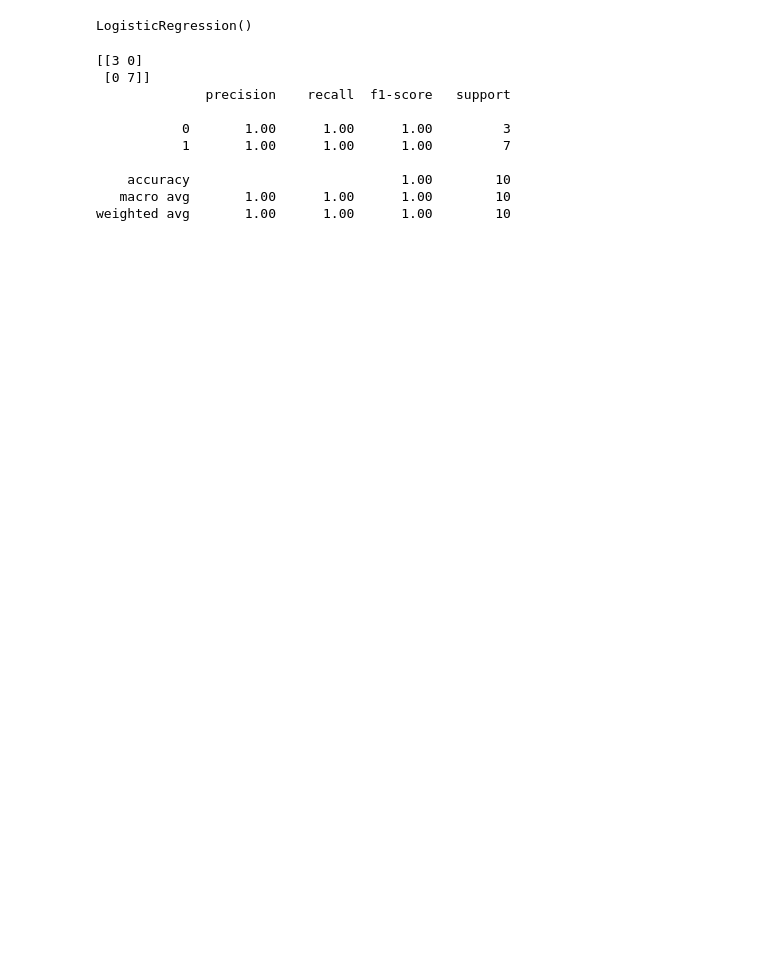
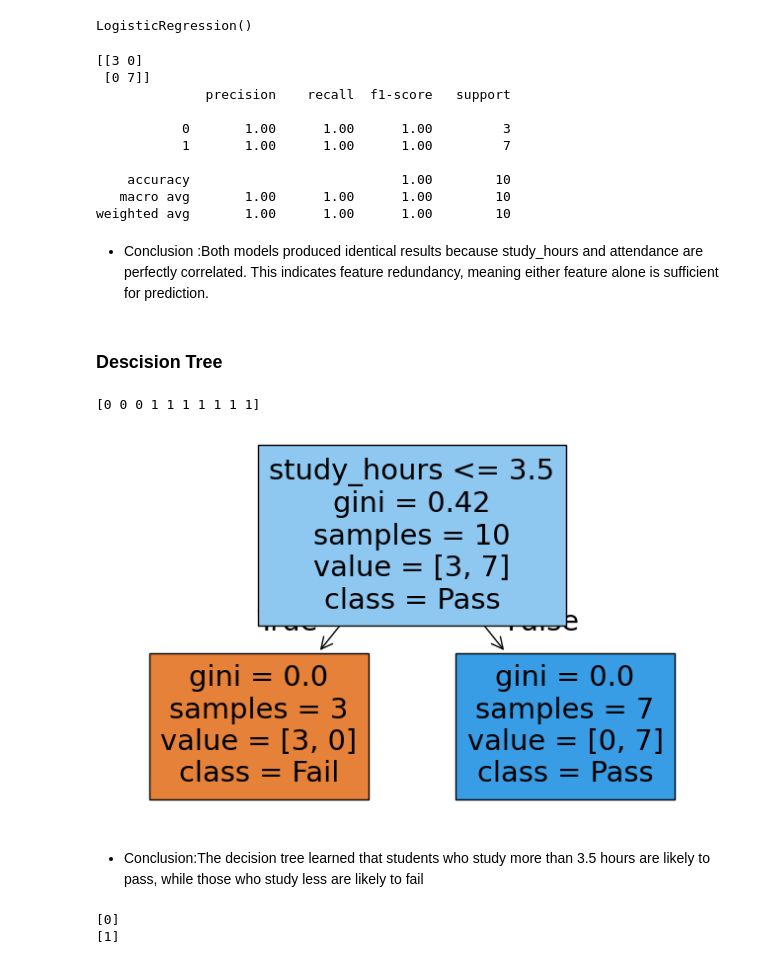
Before and after one commit to Sushant2103-afk/data-science-learning, a Jupyter notebook: notebooks/day12_revision_pipeline.ipynb, the cells around one changed output. Saved outputs shown, nothing was run; the diff lists cells and outputs as text; code cells hidden in the pictures; blank space fills up the shorter version.

Commit message:
Revised concepts of LinearRegression and LogisticRegression along with new concept DecisionTree

```diff
--- a/notebooks/day12_revision_pipeline.ipynb
+++ b/notebooks/day12_revision_pipeline.ipynb
@@ -252,3 +189,35 @@ print(classification_report(y,predict_logistic_at))
     accuracy                           1.00        10
    macro avg       1.00      1.00      1.00        10
 weighted avg       1.00      1.00      1.00        10
+# %% [markdown]
+- Conclusion :Both models produced identical results because study_hours and attendance are perfectly correlated. This indicates feature redundancy, meaning either feature alone is sufficient for prediction.
+# %% [markdown]
+### Descision Tree
+# %%
+from sklearn.tree import DecisionTreeClassifier
+
+X = data[['study_hours']]
+y = data['pass']
+model = DecisionTreeClassifier()
+model.fit(X,y)
+predict = model.predict(X)
+print(predict)
+# %% [output]
+[0 0 0 1 1 1 1 1 1 1]
+# %%
+from sklearn.tree import plot_tree
+plt.figure(figsize = (8,5))
+plot_tree(model,feature_names=['study_hours'],class_names=['Fail','Pass'],filled=True)
+plt.show()
+# %% [output]
+[figure, added]
+# %% [markdown]
+- Conclusion:The decision tree learned that students who study more than 3.5 hours are likely to pass, while those who study less are likely to fail
+# %%
+predict1 = model.predict([[3]])
+print(predict1)
+predict2 = model.predict([[6]])
+print(predict2)
+# %% [output]
+[0]
+[1]
```
Also changed, not shown: parts of 21 cells of this notebook.
